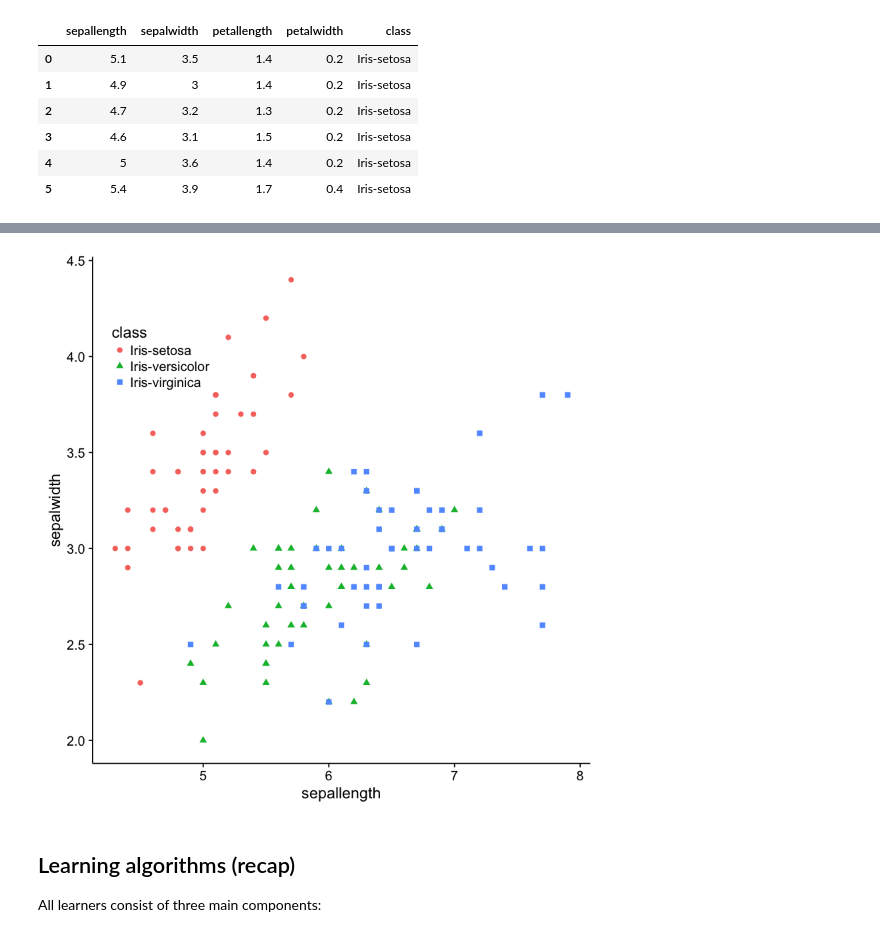
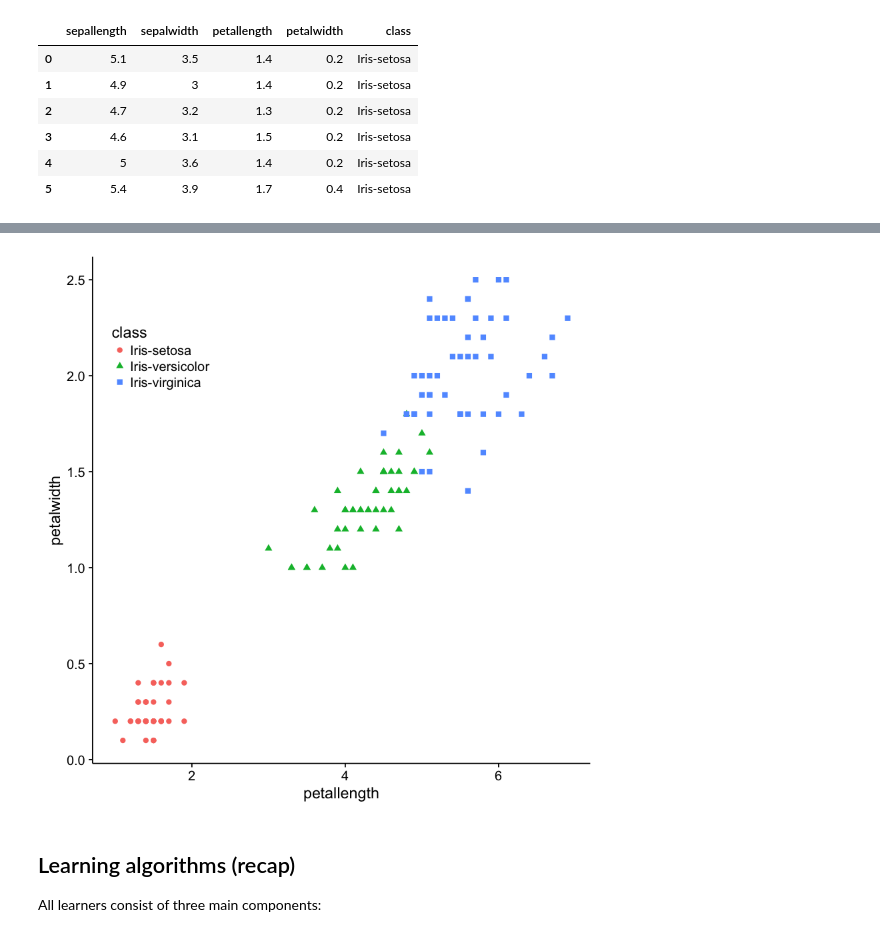
Before and after one commit to joaquinvanschoren/ML-course-R, a Jupyter notebook: DecisionTrees.ipynb, the cells around one changed output, grey strips where cells are left out. Saved outputs shown, nothing was run; the diff lists cells and outputs as text; code cells hidden in the pictures.

```diff
--- a/DecisionTrees.ipynb
+++ b/DecisionTrees.ipynb
@@ -37,9 +133,9 @@ head(iris)
 # %% [markdown]
 <img src="files/iris_petal_sepal.png">
 # %%
- ggplot(data=iris, aes(x=sepallength, y=sepalwidth, color=class, shape=class)) + geom_point(size=2) + theme_cowplot() + theme(legend.position = c(0.14, 0.80))
+ ggplot(data=iris, aes(x=petallength, y=petalwidth, color=class, shape=class)) + geom_point(size=2) + theme_cowplot() + theme(legend.position = c(0.14, 0.80))
 # %% [output]
-[figure, old version]
+[figure, new version]
 # %% [markdown]
 ## Learning algorithms (recap)
 All learners consist of three main components:
```
Also changed, not shown: parts of 4 cells of this notebook, 15 other files.
